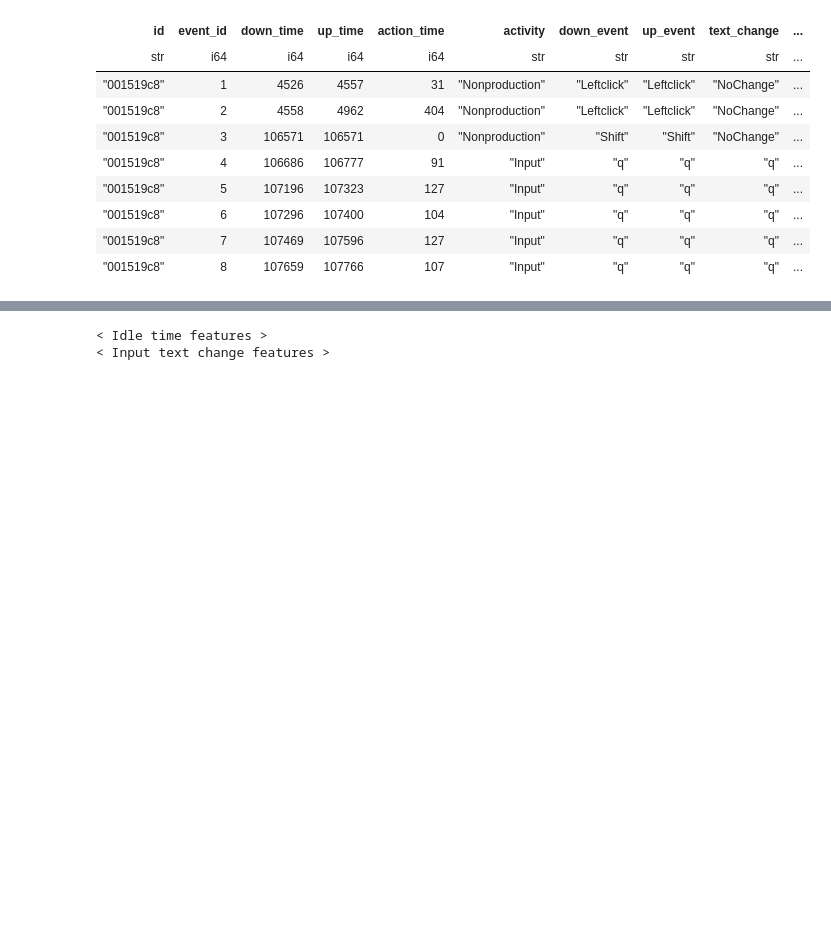
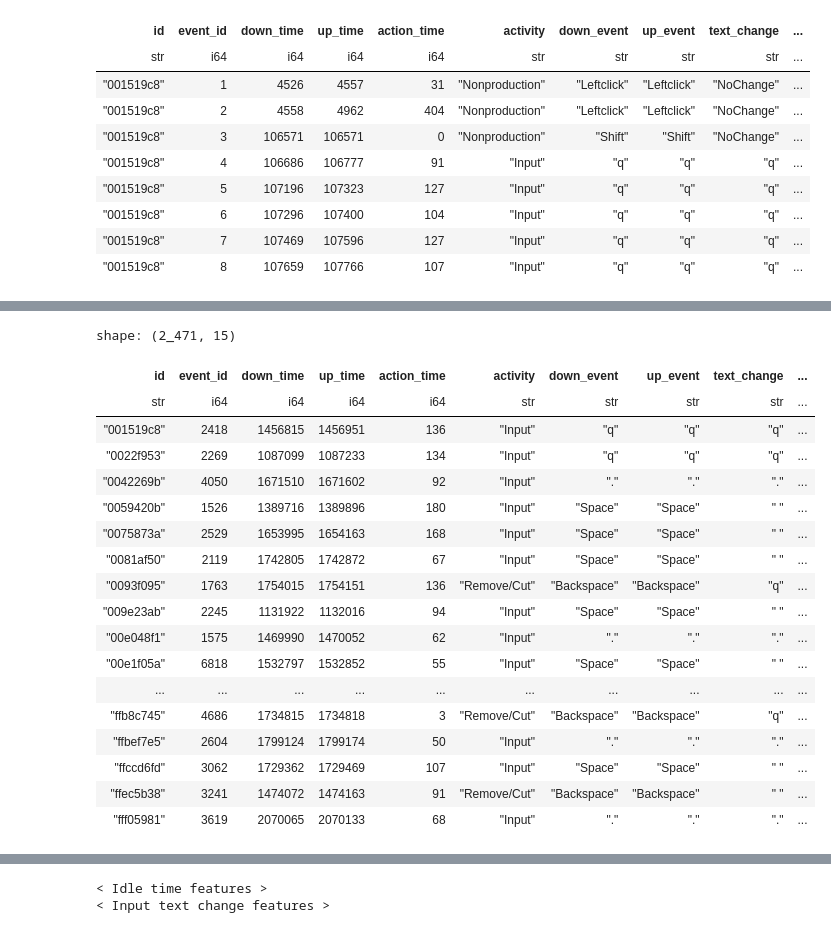
Before and after one commit to uallende/linking_writing_quality, a Jupyter notebook: EDA.ipynb, the cells around one changed output, grey strips where cells are left out. Saved outputs shown, nothing was run; the diff lists cells and outputs as text; code cells hidden in the pictures; blank space fills up the shorter version.

```diff
--- a/EDA.ipynb
+++ b/EDA.ipynb
@@ -44,0 +150,22 @@ shape: (8, 11)
+# %%
+temp.filter(pl.col('time_diff').is_last_distinct().over('id')).collect()
+# %% [output]
+shape: (2_471, 15)
+| id | event_id | down_time | up_time | action_time | activity | down_event | up_event | text_change | ... |
+| str | i64 | i64 | i64 | i64 | str | str | str | str | ... |
+| "001519c8" | 2418 | 1456815 | 1456951 | 136 | "Input" | "q" | "q" | "q" | ... |
+| "0022f953" | 2269 | 1087099 | 1087233 | 134 | "Input" | "q" | "q" | "q" | ... |
+| "0042269b" | 4050 | 1671510 | 1671602 | 92 | "Input" | "." | "." | "." | ... |
+| "0059420b" | 1526 | 1389716 | 1389896 | 180 | "Input" | "Space" | "Space" | " " | ... |
+| "0075873a" | 2529 | 1653995 | 1654163 | 168 | "Input" | "Space" | "Space" | " " | ... |
+| "0081af50" | 2119 | 1742805 | 1742872 | 67 | "Input" | "Space" | "Space" | " " | ... |
+| "0093f095" | 1763 | 1754015 | 1754151 | 136 | "Remove/Cut" | "Backspace" | "Backspace" | "q" | ... |
+| "009e23ab" | 2245 | 1131922 | 1132016 | 94 | "Input" | "Space" | "Space" | " " | ... |
+| "00e048f1" | 1575 | 1469990 | 1470052 | 62 | "Input" | "." | "." | "." | ... |
+| "00e1f05a" | 6818 | 1532797 | 1532852 | 55 | "Input" | "Space" | "Space" | " " | ... |
+| ... | ... | ... | ... | ... | ... | ... | ... | ... | ... |
+| "ffb8c745" | 4686 | 1734815 | 1734818 | 3 | "Remove/Cut" | "Backspace" | "Backspace" | "q" | ... |
+| "ffbef7e5" | 2604 | 1799124 | 1799174 | 50 | "Input" | "." | "." | "." | ... |
+| "ffccd6fd" | 3062 | 1729362 | 1729469 | 107 | "Input" | "Space" | "Space" | " " | ... |
+| "ffec5b38" | 3241 | 1474072 | 1474163 | 91 | "Remove/Cut" | "Backspace" | "Backspace" | " " | ... |
+| "fff05981" | 3619 | 2070065 | 2070133 | 68 | "Input" | "." | "." | "." | ... |
```
Also changed, not shown: parts of 9 cells of this notebook, 1 other file.
